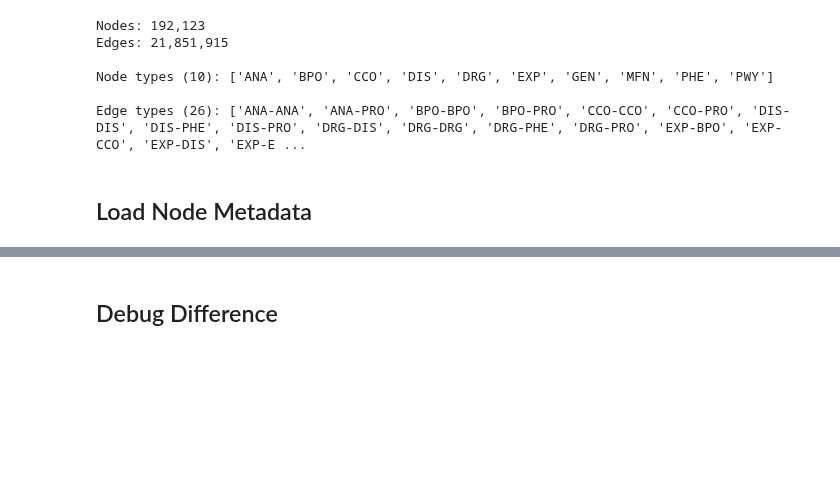
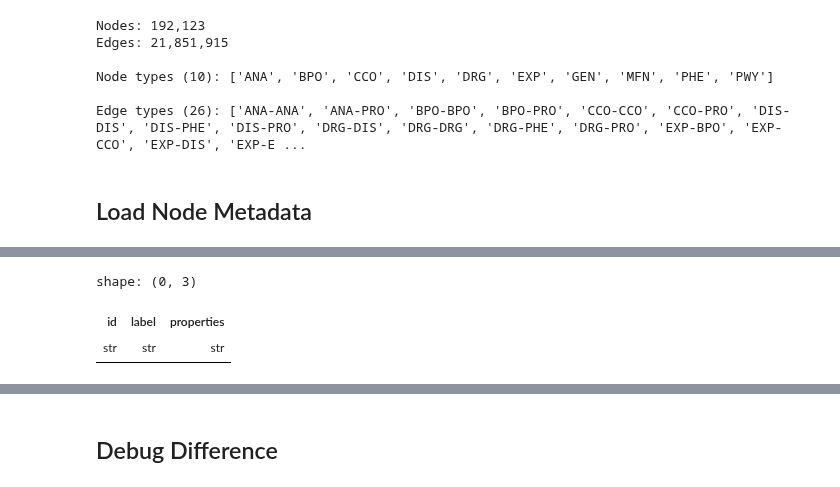
Before and after one commit to mims-harvard/OptimusKG, a Jupyter notebook: notebooks/graph_inspection.ipynb, the cells around one changed output, grey strips where cells are left out. Cells and saved outputs as stored; diff of their text form; code cells hidden in the pictures; blank space fills up the shorter version.

```diff
--- a/notebooks/graph_inspection.ipynb
+++ b/notebooks/graph_inspection.ipynb
@@ -91,0 +109,6 @@ shape: (10, 2)
+# %%
+selected_ids = ["GO_0009199", "GO_0009161"]
+nodes_path = Path("data/gold/kg/parquet/nodes.parquet")
+df = pl.read_parquet(nodes_path)
+df.filter(pl.col("id").is_in(selected_ids))
+# %% [output]
@@ -91,0 +116,3 @@ shape: (10, 2)
+shape: (0, 3)
+| id | label | properties |
+| str | str | str |
```
Also changed, not shown: parts of 13 cells of this notebook.
